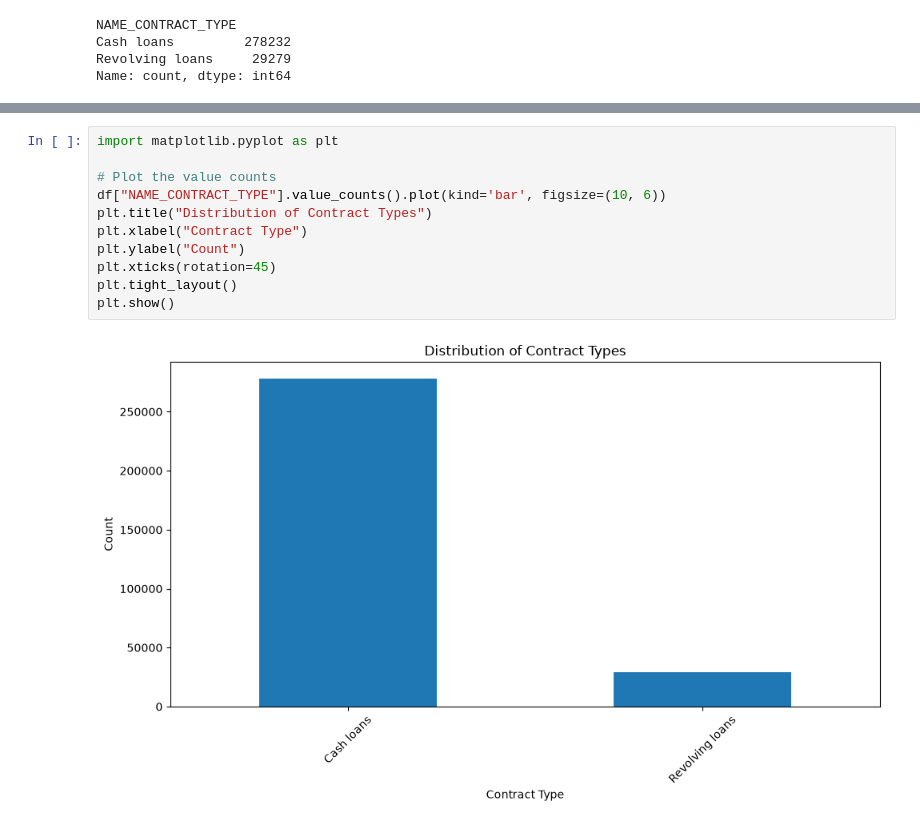
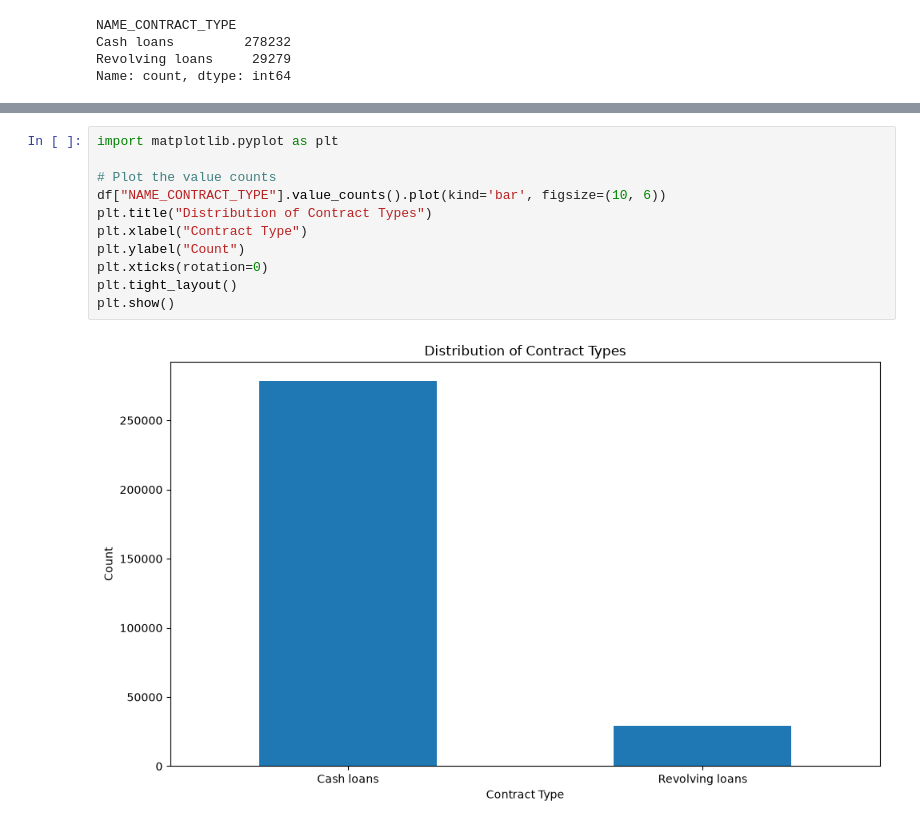
Before and after one commit to bdaanoun/credit-scoring, a Jupyter notebook: EDA.ipynb, the cells around one changed output, grey strips where cells are left out. Saved outputs shown, nothing was run; the diff lists cells and outputs as text.

```diff
--- a/EDA.ipynb
+++ b/EDA.ipynb
@@ -106,13 +115,13 @@ display(overview)
 # %%
 import matplotlib.pyplot as plt
 
 # Plot the value counts
 df["NAME_CONTRACT_TYPE"].value_counts().plot(kind='bar', figsize=(10, 6))
 plt.title("Distribution of Contract Types")
 plt.xlabel("Contract Type")
 plt.ylabel("Count")
-plt.xticks(rotation=45)
+plt.xticks(rotation=0)
 plt.tight_layout()
 plt.show()
 # %% [output]
-[figure, old version]
+[figure, new version]
```
Also changed, not shown: parts of 3 cells of this notebook, 2 other files.
